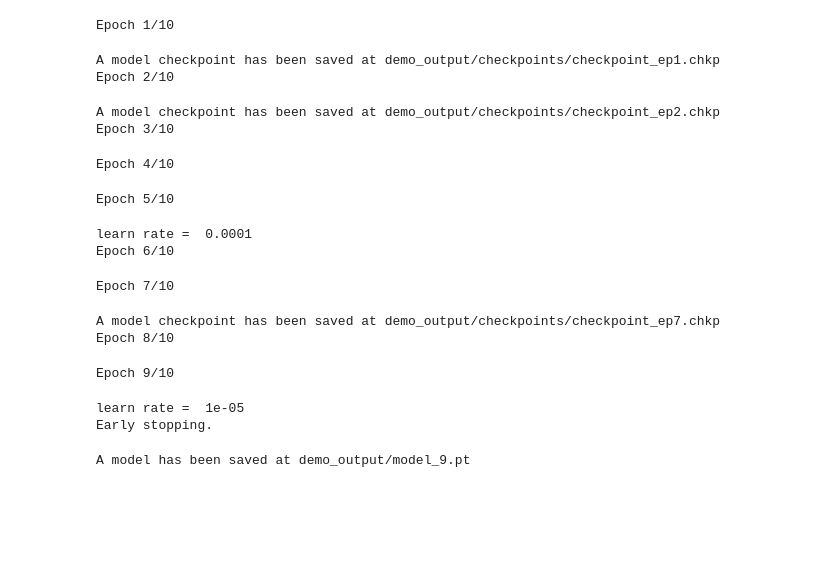
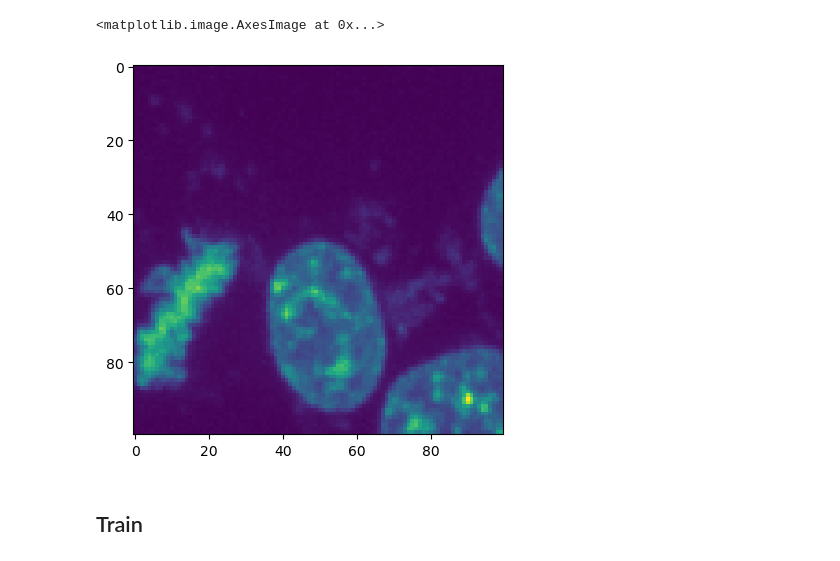
Before and after one commit to sofroniewn/proteoscope, a Jupyter notebook: notebooks/cytoself-2.ipynb, the cells around one changed output. Drawn from its saved outputs; the diff is of its cells as text; code cells hidden in the pictures; blank space fills up the shorter version.

```diff
--- a/notebooks/cytoself-2.ipynb
+++ b/notebooks/cytoself-2.ipynb
@@ -61,12 +3,9 @@ class ProteoscopeDataset(Dataset):
 # %%
-import zarr
 import os
-import pandas as pd
-
 
 datapath = '/home/ec2-user/cytoself-data'
 images_path = os.path.join(datapath, 'images.zarr')
 labels_path = os.path.join(datapath, 'labels.csv')
 
-images = zarr.open(images_path, mode='r')
-labels = pd.read_csv(labels_path, index_col=0)
+pdm = ProteoscopeDataModule(images_path, labels_path)
+pdm.setup()
@@ -91,0 +17,3 @@ plt.imshow(item['prot'])
+# %%
+dl = pdm.train_dataloader()
+batch = next(iter(dl))
@@ -315,36 +27,7 @@ get_file_df(datapath, suffix, 'csv')
-# %%
-model_args = {
-    'input_shape': (2, 100, 100),
-    'emb_shapes': ((25, 25), (4, 4)),
-    'output_shape': (2, 100, 100),
-    'fc_output_idx': [2],
-    'vq_args': {'num_embeddings': 512, 'embedding_dim': 64},
-    'num_class': len(datamanager.unique_labels),
-    'fc_input_type': 'vqvec',
-}
-train_args = {
-    'lr': 1e-3,
-    'max_epoch': 10,
-    'reducelr_patience': 3,
-    'reducelr_increment': 0.1,
-    'earlystop_patience': 6,
-}
-trainer = CytoselfFullTrainer(train_args, homepath='demo_output', model_args=model_args)
-trainer.fit(datamanager, tensorboard_path='tb_logs')
-# %% [output]
-Epoch 1/10
-A model checkpoint has been saved at demo_output/checkpoints/checkpoint_ep1.chkp
-Epoch 2/10
-A model checkpoint has been saved at demo_output/checkpoints/checkpoint_ep2.chkp
-Epoch 3/10
-Epoch 4/10
-Epoch 5/10
-learn rate =  0.0001
-Epoch 6/10
-Epoch 7/10
-A model checkpoint has been saved at demo_output/checkpoints/checkpoint_ep7.chkp
-Epoch 8/10
-Epoch 9/10
-learn rate =  1e-05
-Early stopping.
-A model has been saved at demo_output/model_9.pt
+# %%
+plt.imshow(batch['image'][0, 1])
+# %% [output]
+<matplotlib.image.AxesImage at 0x...>
+[figure, added]
+# %% [markdown]
+## Train
```
Also changed, not shown: parts of 73 cells of this notebook, 5 other files.
